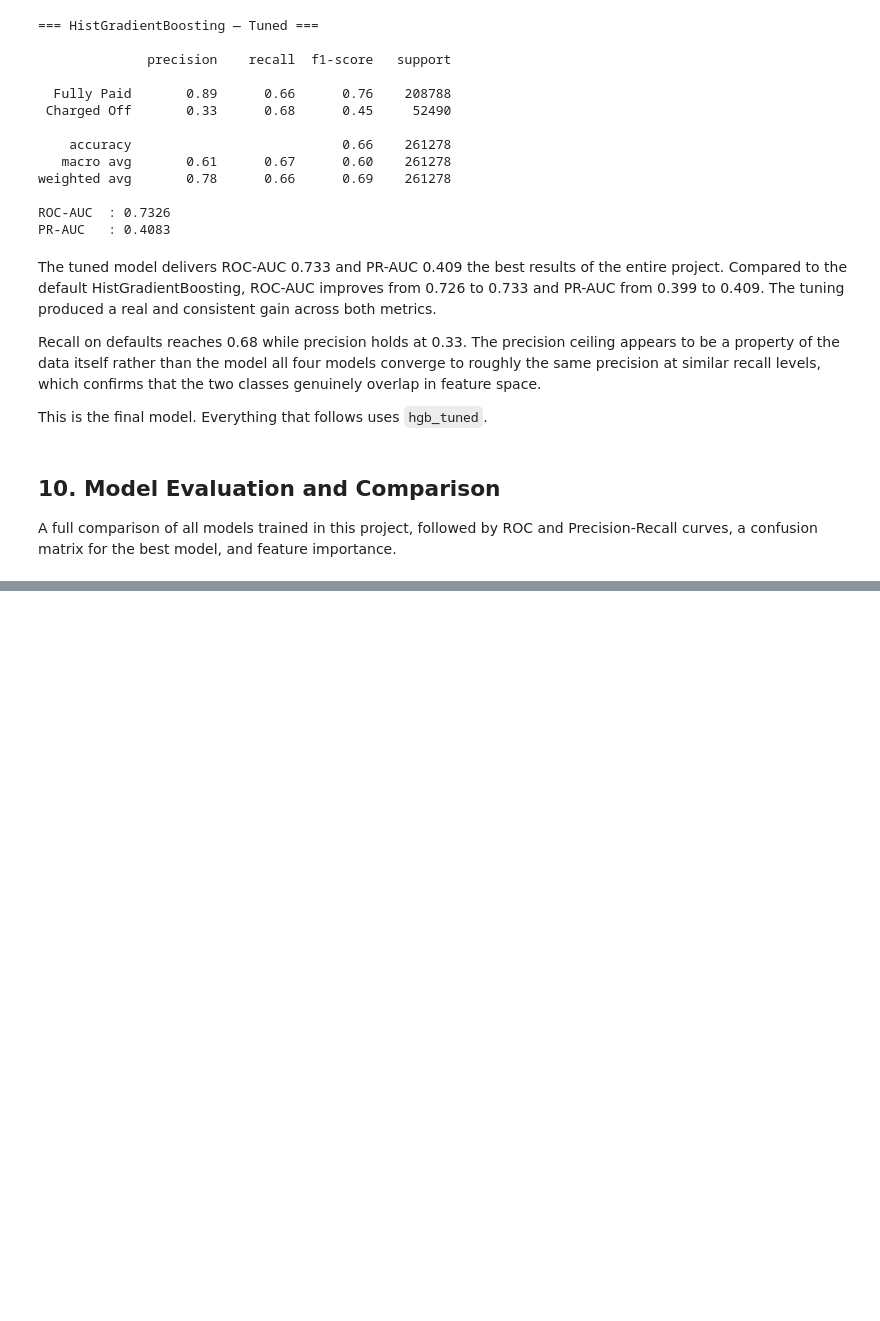
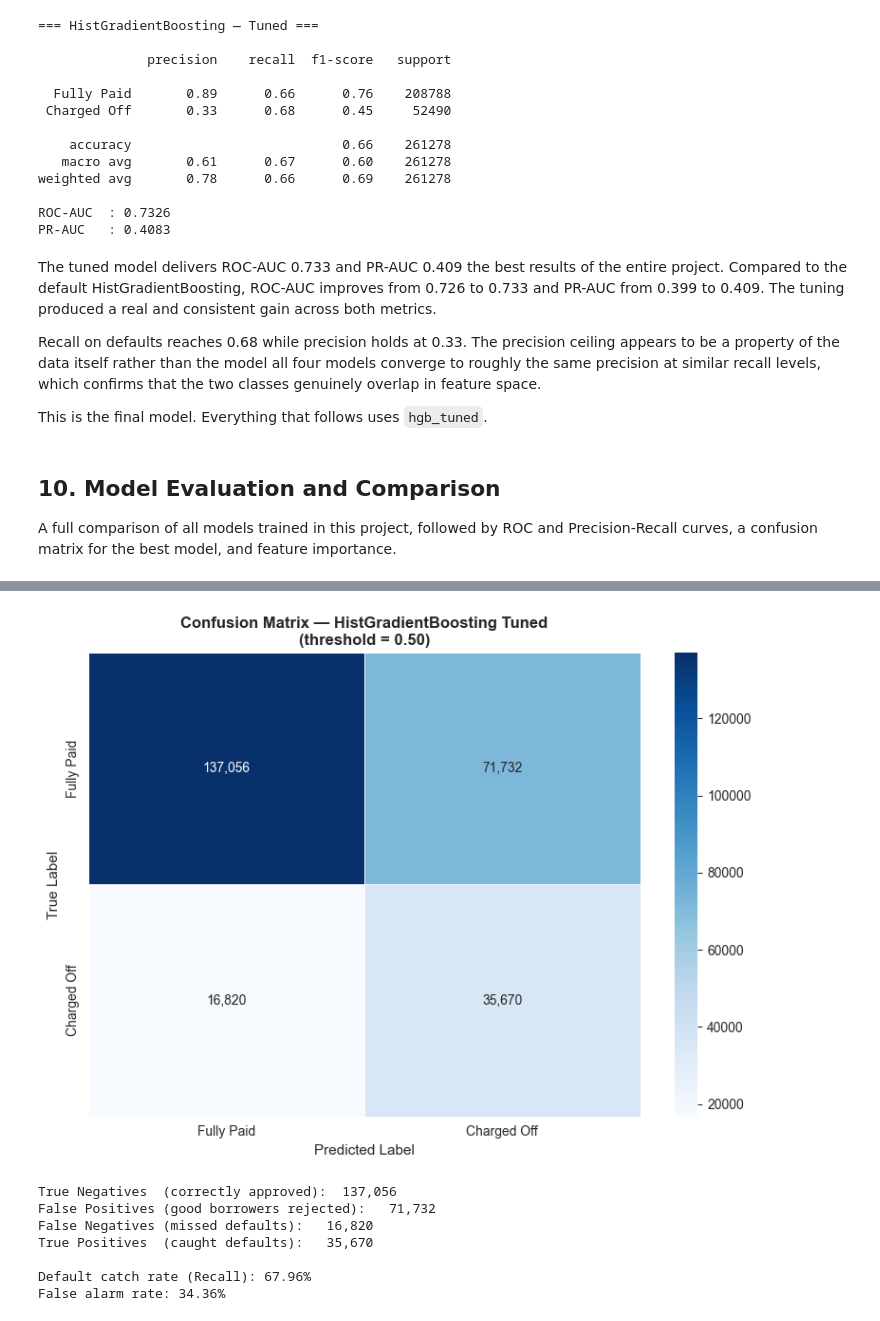
Before and after one commit to AhmedInv40/Predicting-Loan-Default, a Jupyter notebook: PredictingLoanDefault.ipynb, the cells around one changed output, grey strips where cells are left out. Drawn from its saved outputs; the diff is of its cells as text; code cells hidden in the pictures; blank space fills up the shorter version.

```diff
--- a/PredictingLoanDefault.ipynb
+++ b/PredictingLoanDefault.ipynb
@@ -1574,0 +1664,34 @@ A full comparison of all models trained in this project, followed by ROC and Pre
+# %%
+# Confusion Matrix
+cm     = confusion_matrix(y_test, y_pred_tuned)
+labels = ['Fully Paid', 'Charged Off']
+
+fig, ax = plt.subplots(figsize=(8, 6))
+sns.heatmap(cm, annot=True, fmt=',', cmap='Blues',
+            xticklabels=labels, yticklabels=labels,
+            linewidths=0.5, ax=ax)
+
+ax.set_xlabel('Predicted Label', fontsize=11)
+ax.set_ylabel('True Label', fontsize=11)
+ax.set_title('Confusion Matrix — HistGradientBoosting Tuned\n(threshold = 0.50)', fontsize=12, fontweight='bold')
+plt.tight_layout()
+plt.show()
+
+# Print raw numbers for reference
+tn, fp, fn, tp = cm.ravel()
+print(f'True Negatives  (correctly approved): {tn:>8,}')
+print(f'False Positives (good borrowers rejected): {fp:>8,}')
+print(f'False Negatives (missed defaults): {fn:>8,}')
+print(f'True Positives  (caught defaults): {tp:>8,}')
+print()
+print(f'Default catch rate (Recall): {tp / (tp + fn):.2%}')
+print(f'False alarm rate: {fp / (fp + tn):.2%}')
+# %% [output]
+[figure, added]
+True Negatives  (correctly approved):  137,056
+False Positives (good borrowers rejected):   71,732
+False Negatives (missed defaults):   16,820
+True Positives  (caught defaults):   35,670
+
+Default catch rate (Recall): 67.96%
+False alarm rate: 34.36%
```
Also changed, not shown: parts of 9 cells of this notebook.
